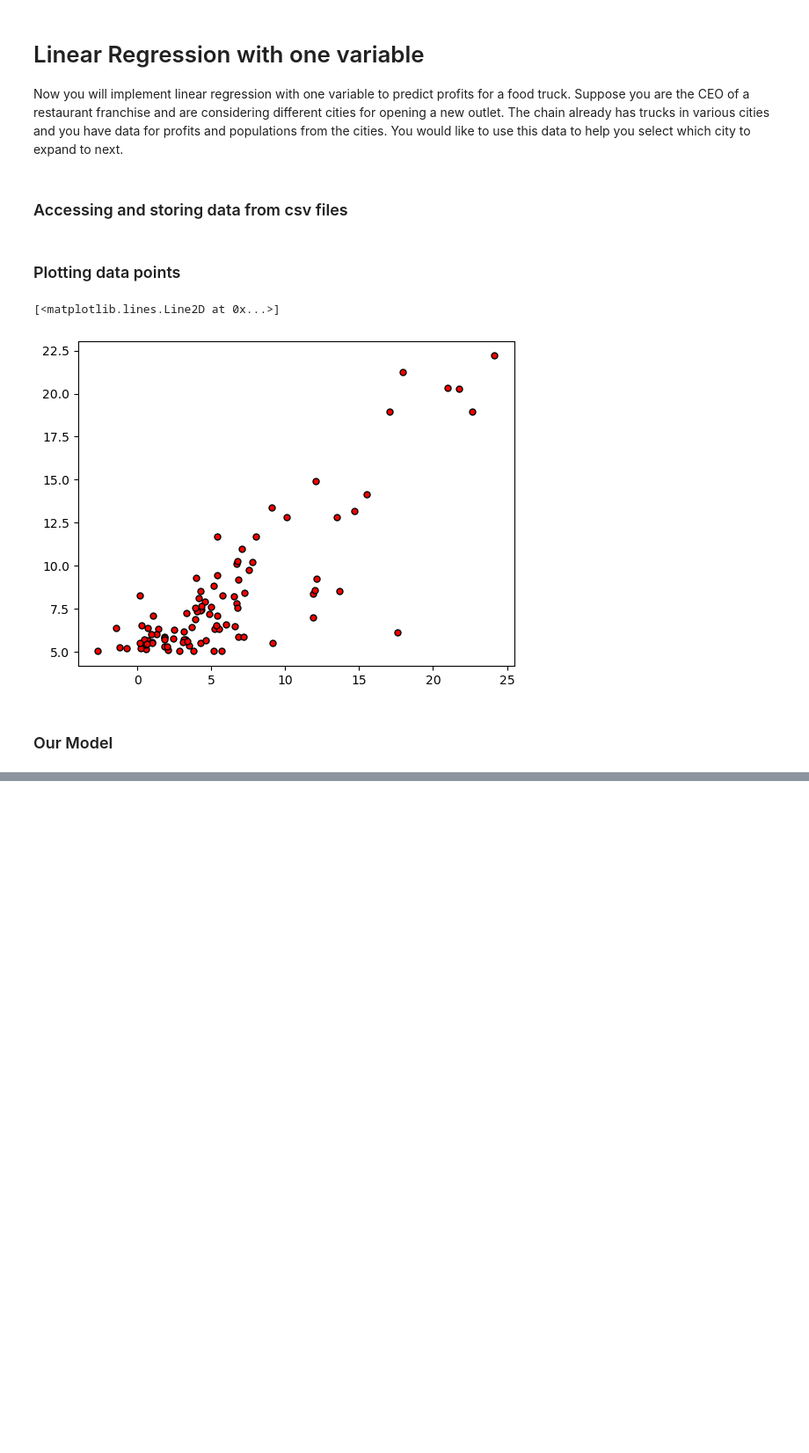
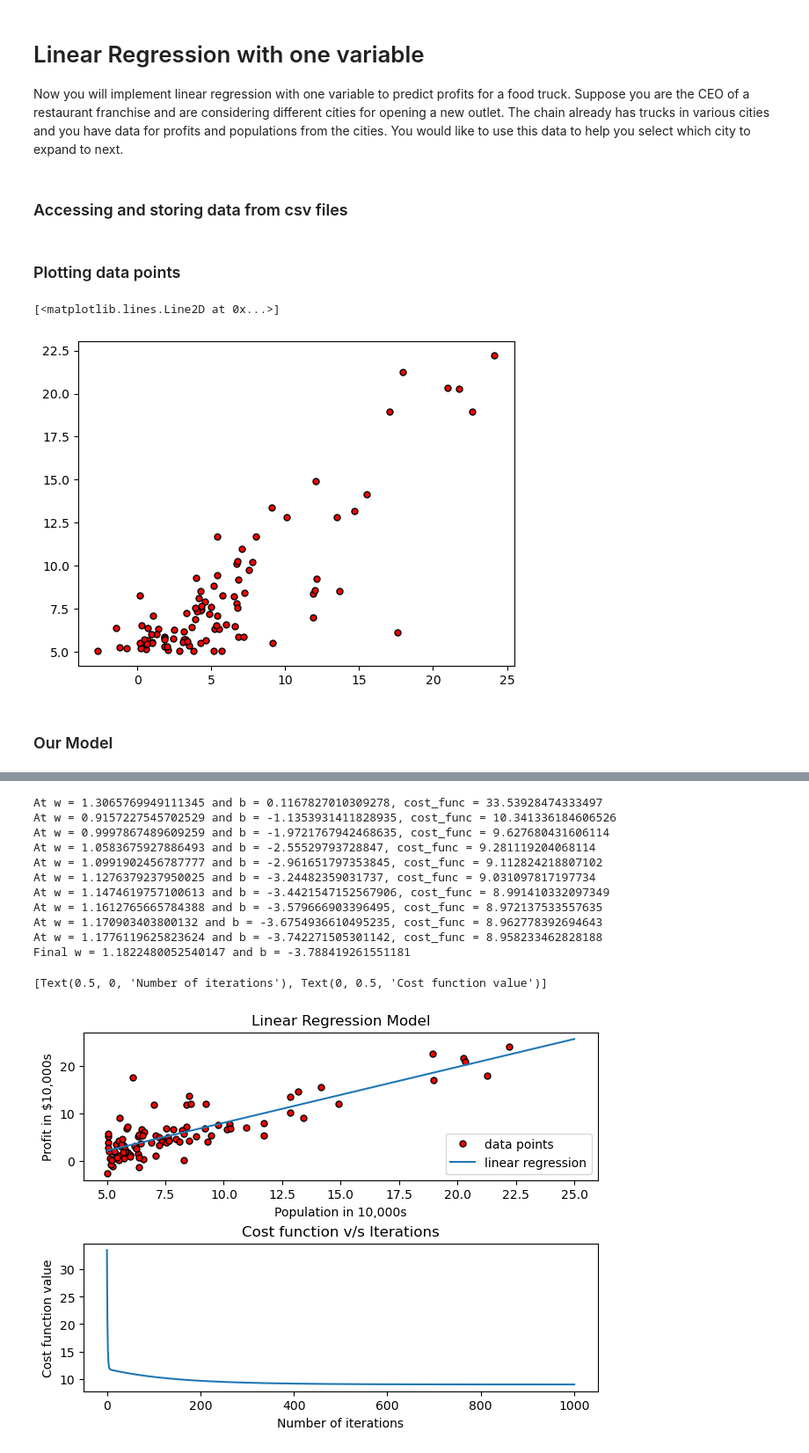
Before and after one commit to SKjustSK/linear_regression_one_variable, a Jupyter notebook: Linear_reg_one_var.ipynb, the cells around one changed output, grey strips where cells are left out. Shown at 88% size. Saved outputs shown, nothing was run; the diff lists cells and outputs as text; code cells hidden in the pictures; blank space fills up the shorter version.

Commit message:
added cost history graph

```diff
--- a/Linear_reg_one_var.ipynb
+++ b/Linear_reg_one_var.ipynb
@@ -84,0 +32,79 @@ Text(0, 0.5, 'Profit in $10,000s')
+# %%
+# predict model
+def predict(x, w, b):
+    return w*x + b
+
+# cost function
+def cost_func(x, y , w, b):
+    n = len(x)
+    total_error = 0.0
+    for i in range(n):
+        total_error += (w*x[i] + b - y[i])**2
+    return total_error / n
+
+# updating weights using grading descent
+def update_weights(x, y, w, b, learning_rate):
+    n = len(x)
+    pd_w = 0
+    pd_b = 0
+
+    # Calculate the 'summation part' of partial derivatives
+    for i in range(n):
+        pd_w += x[i] * ((w*x[i] + b) - y[i])
+        pd_b += (w*x[i] + b)- y[i]
+
+    w -= learning_rate * (pd_w/n)
+    b -= learning_rate * (pd_b/n)
+
+    return w, b
+
+# training
+def training_model(x, y, w, b, learning_rate, total_iterations):
+
+    cost_history = []
+
+    for i in range(total_iterations):
+        w, b = update_weights(x, y, w, b, learning_rate)
+        cost = cost_func(x, y, w, b)
+        cost_history.append(cost)
+
+        if (i % math.ceil(total_iterations / 10) == 0):
+            print(f"At w = {w} and b = {b}, cost_func = {cost}")
+
+    return w, b, cost_history
+
+# testing / plot the damn predict model
+learn_rate = 0.02
+epoch = 1000
+w, b, cost_history = training_model(population_train, profit_train, 0, 0, learn_rate, epoch)
+
+print(f"Final w = {w} and b = {b}")
+
+model_x = np.linspace(5, 25, 50)
+model_y = predict(model_x, w, b)
+
+fig, (linreg, cost_graph) = plt.subplots(2, constrained_layout=True)
+
+linreg.set_title("Linear Regression Model")
+linreg.plot(population_train, profit_train, 'ro', ms='5', mec='k')
+linreg.plot(model_x, model_y)
+linreg.legend(['data points', 'linear regression'])
+linreg.set(xlabel='Population in 10,000s', ylabel='Profit in $10,000s')
+
+cost_graph.set_title("Cost function v/s Iterations")
+cost_graph.plot(np.linspace(0,epoch, len(cost_history)), cost_history)
+cost_graph.set(xlabel='Number of iterations', ylabel='Cost function value')
+# %% [output]
+At w = 1.3065769949111345 and b = 0.1167827010309278, cost_func = 33.53928474333497
+At w = 0.9157227545702529 and b = -1.1353931411828935, cost_func = 10.341336184606526
+At w = 0.9997867489609259 and b = -1.9721767942468635, cost_func = 9.627680431606114
+At w = 1.0583675927886493 and b = -2.55529793728847, cost_func = 9.281119204068114
+At w = 1.0991902456787777 and b = -2.961651797353845, cost_func = 9.112824218807102
+At w = 1.1276379237950025 and b = -3.24482359031737, cost_func = 9.031097817197734
+At w = 1.1474619757100613 and b = -3.4421547152567906, cost_func = 8.991410332097349
+At w = 1.1612765665784388 and b = -3.579666903396495, cost_func = 8.972137533557635
+At w = 1.170903403800132 and b = -3.6754936610495235, cost_func = 8.962778392694643
+At w = 1.1776119625823624 and b = -3.742271505301142, cost_func = 8.958233462828188
+Final w = 1.1822480052540147 and b = -3.788419261551181
+[Text(0.5, 0, 'Number of iterations'), Text(0, 0.5, 'Cost function value')]
+[figure, added]
```
Also changed, not shown: parts of 2 cells of this notebook.
